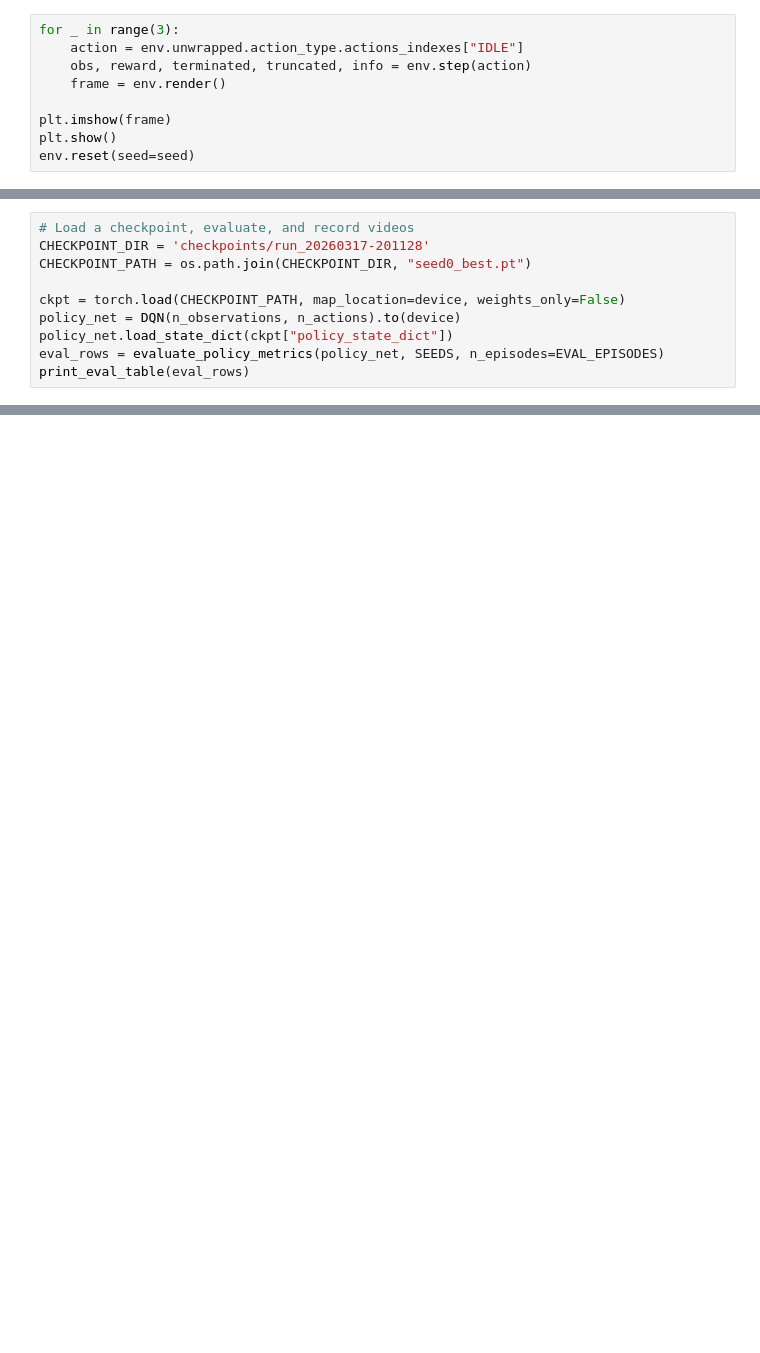
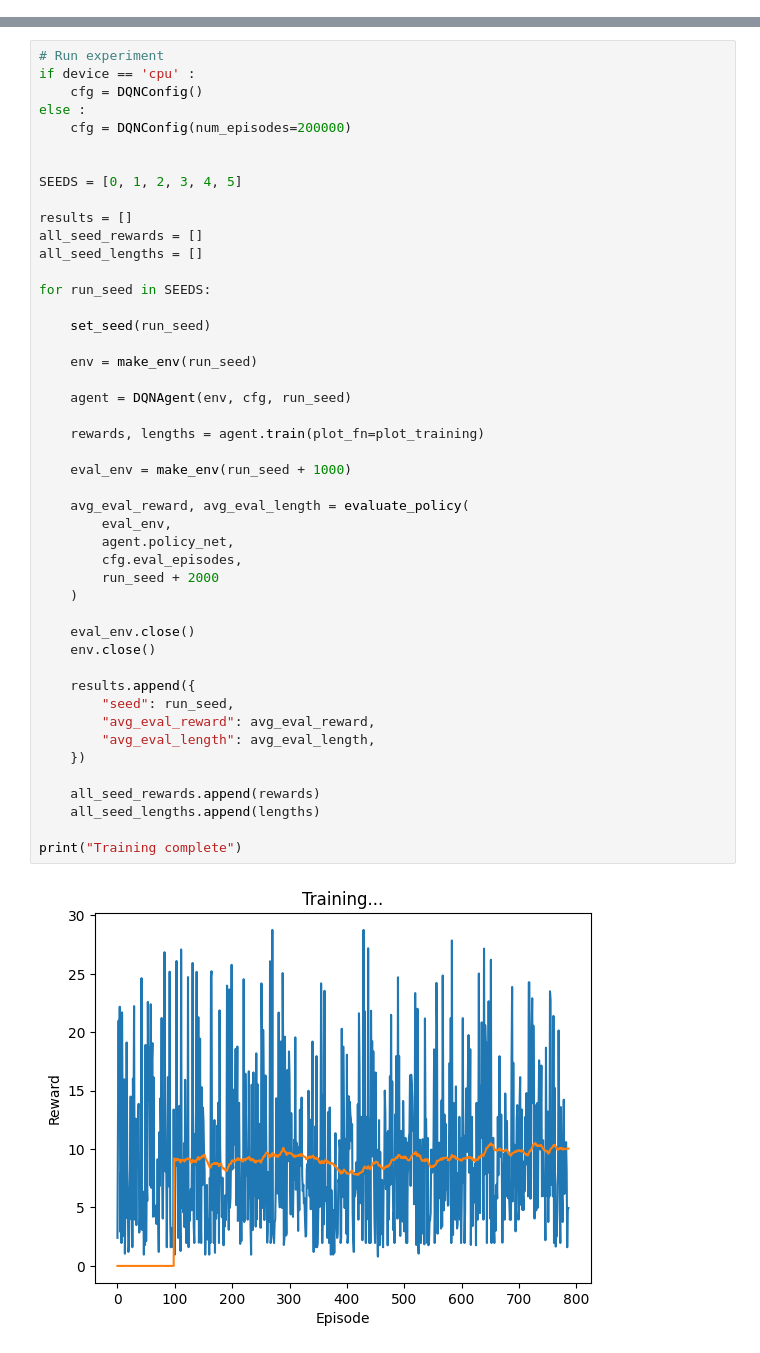
Before and after one commit to Wstoloah/RL-project, a Jupyter notebook: main.ipynb, the cells around one changed output, grey strips where cells are left out. Saved outputs shown, nothing was run; the diff lists cells and outputs as text; blank space fills up the shorter version.

```diff
--- a/main.ipynb
+++ b/main.ipynb
@@ -62,9 +60,0 @@ env.observation_space.seed(seed)
-# %%
-for _ in range(3):
-    action = env.unwrapped.action_type.actions_indexes["IDLE"]
-    obs, reward, terminated, truncated, info = env.step(action)
-    frame = env.render()
-
-plt.imshow(frame)
-plt.show()
-env.reset(seed=seed)
@@ -511,10 +321,0 @@ def print_eval_table(rows):
-# %%
-# Load a checkpoint, evaluate, and record videos
-CHECKPOINT_DIR = 'checkpoints/run_20260317-201128'
-CHECKPOINT_PATH = os.path.join(CHECKPOINT_DIR, "seed0_best.pt")
-
-ckpt = torch.load(CHECKPOINT_PATH, map_location=device, weights_only=False)
-policy_net = DQN(n_observations, n_actions).to(device)
-policy_net.load_state_dict(ckpt["policy_state_dict"])
-eval_rows = evaluate_policy_metrics(policy_net, SEEDS, n_episodes=EVAL_EPISODES)
-print_eval_table(eval_rows)
@@ -520,0 +353,48 @@ print_eval_table(eval_rows)
+# %%
+# Run experiment
+if device == 'cpu' :
+    cfg = DQNConfig()
+else :
+    cfg = DQNConfig(num_episodes=200000)
+
+
+SEEDS = [0, 1, 2, 3, 4, 5]
+
+results = []
+all_seed_rewards = []
+all_seed_lengths = []
+
+for run_seed in SEEDS:
+
+    set_seed(run_seed)
+
+    env = make_env(run_seed)
+
+    agent = DQNAgent(env, cfg, run_seed)
+
+    rewards, lengths = agent.train(plot_fn=plot_training)
+
+    eval_env = make_env(run_seed + 1000)
+
+    avg_eval_reward, avg_eval_length = evaluate_policy(
+        eval_env,
+        agent.policy_net,
+        cfg.eval_episodes,
+        run_seed + 2000
+    )
+
+    eval_env.close()
+    env.close()
+
+    results.append({
+        "seed": run_seed,
+        "avg_eval_reward": avg_eval_reward,
+        "avg_eval_length": avg_eval_length,
+    })
+
+    all_seed_rewards.append(rewards)
+    all_seed_lengths.append(lengths)
+
+print("Training complete")
+# %% [output]
+[figure, added]
```
Also changed, not shown: parts of 31 cells of this notebook, 1 other file.
